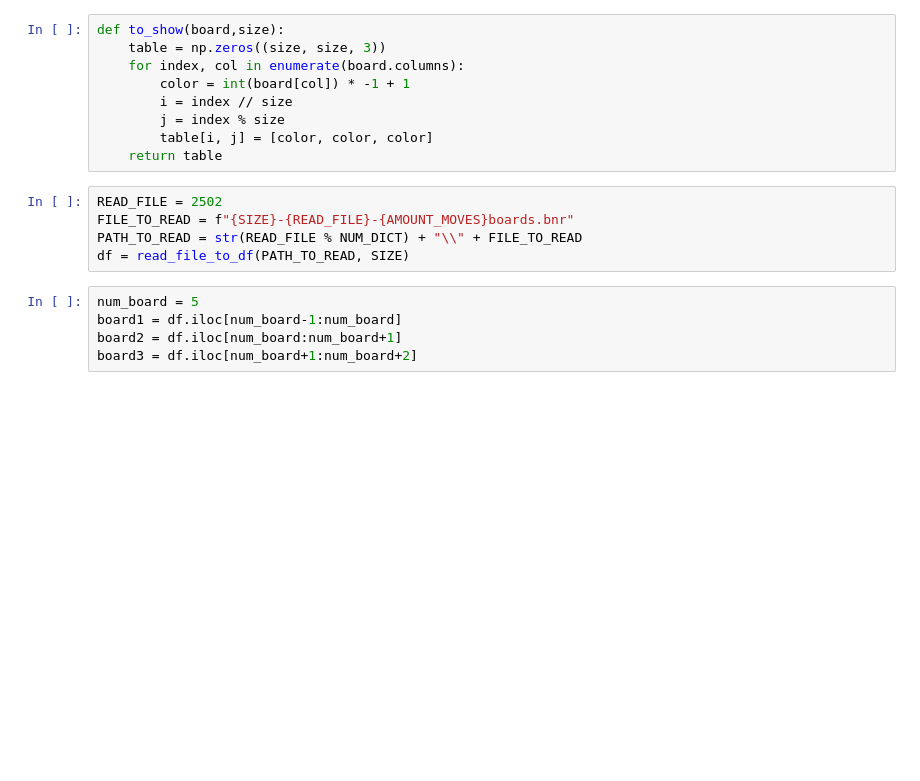
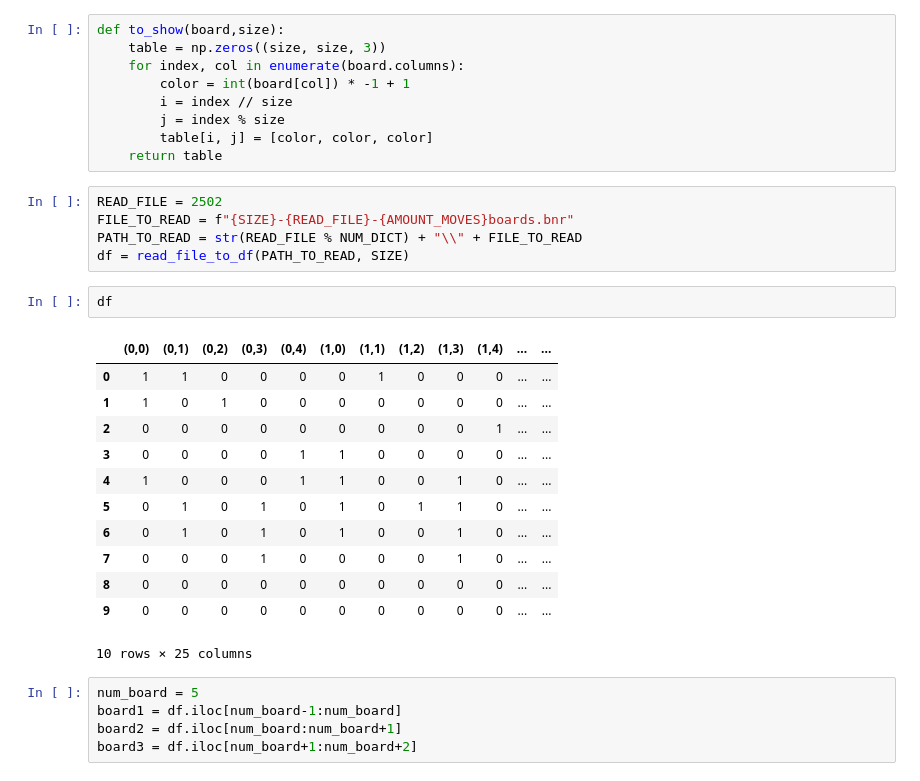
Before and after one commit to drorBamberger/GameOfLife, a Jupyter notebook: predict_board.ipynb, the cells around one changed output. Saved outputs shown, nothing was run; the diff lists cells and outputs as text; blank space fills up the shorter version.

```diff
--- a/predict_board.ipynb
+++ b/predict_board.ipynb
@@ -16,6 +16,21 @@ READ_FILE = 2502
 FILE_TO_READ = f"{SIZE}-{READ_FILE}-{AMOUNT_MOVES}boards.bnr"
 PATH_TO_READ = str(READ_FILE % NUM_DICT) + "\\" + FILE_TO_READ
 df = read_file_to_df(PATH_TO_READ, SIZE)
+# %%
+df
+# %% [output]
+|  | (0,0) | (0,1) | (0,2) | (0,3) | (0,4) | (1,0) | (1,1) | (1,2) | (1,3) | (1,4) | ... | ... |
+| 0 | 1 | 1 | 0 | 0 | 0 | 0 | 1 | 0 | 0 | 0 | ... | ... |
+| 1 | 1 | 0 | 1 | 0 | 0 | 0 | 0 | 0 | 0 | 0 | ... | ... |
+| 2 | 0 | 0 | 0 | 0 | 0 | 0 | 0 | 0 | 0 | 1 | ... | ... |
+| 3 | 0 | 0 | 0 | 0 | 1 | 1 | 0 | 0 | 0 | 0 | ... | ... |
+| 4 | 1 | 0 | 0 | 0 | 1 | 1 | 0 | 0 | 1 | 0 | ... | ... |
+| 5 | 0 | 1 | 0 | 1 | 0 | 1 | 0 | 1 | 1 | 0 | ... | ... |
+| 6 | 0 | 1 | 0 | 1 | 0 | 1 | 0 | 0 | 1 | 0 | ... | ... |
+| 7 | 0 | 0 | 0 | 1 | 0 | 0 | 0 | 0 | 1 | 0 | ... | ... |
+| 8 | 0 | 0 | 0 | 0 | 0 | 0 | 0 | 0 | 0 | 0 | ... | ... |
+| 9 | 0 | 0 | 0 | 0 | 0 | 0 | 0 | 0 | 0 | 0 | ... | ... |
+10 rows × 25 columns
 # %%
 num_board = 5
 board1 = df.iloc[num_board-1:num_board]
```
Also changed, not shown: parts of 3 cells of this notebook, 21 other files.
